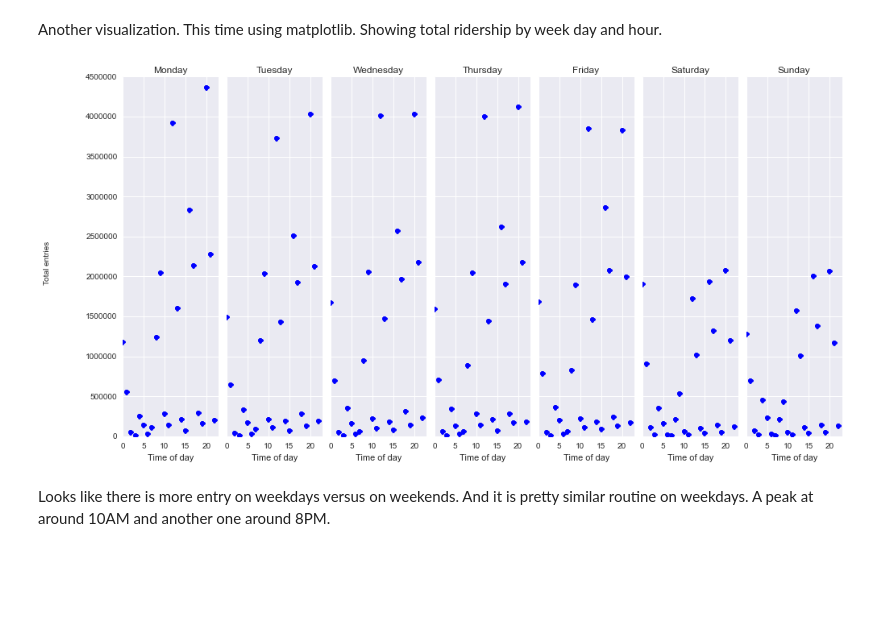
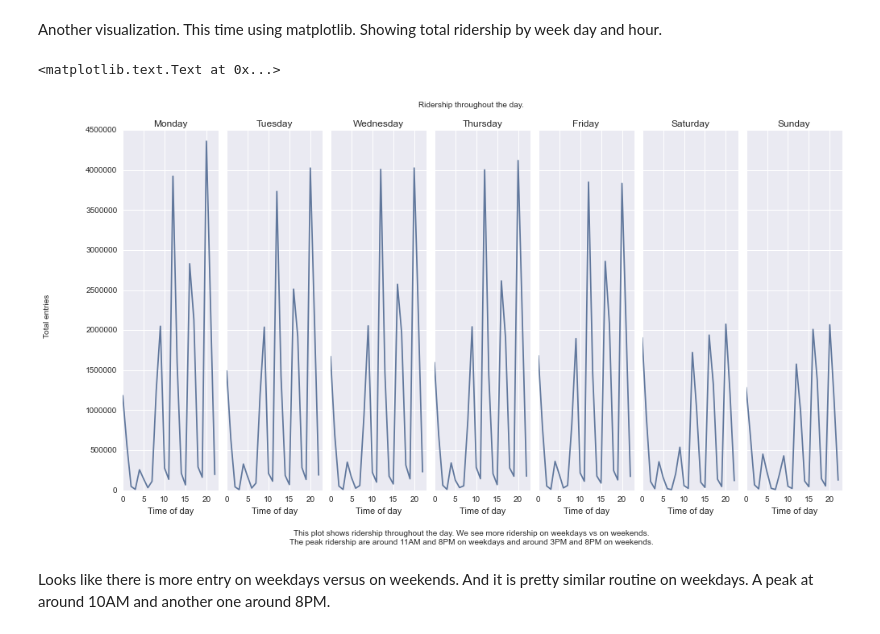
Before and after one commit to joashxu/NYCSubwayDataAnalysis, a Jupyter notebook: NYCSubway.ipynb, the cells around one changed output. Cells and saved outputs as stored; diff of their text form; code cells hidden in the pictures; blank space fills up the shorter version.

```diff
--- a/NYCSubway.ipynb
+++ b/NYCSubway.ipynb
@@ -302,22 +333,28 @@ Showing total ridership by week day and hour.
 # %%
 df_with_weekday = df.copy()
 df_with_weekday['weekday'] = df_with_weekday['DATEn'].apply(lambda x: datetime.datetime.strptime(x, '%Y-%m-%d').weekday())
 
 weekday = ['Monday', 'Tuesday', 'Wednesday', 'Thursday', 'Friday', 'Saturday', 'Sunday']
 
 figure, plot_list = plt.subplots(1, 7, sharey=True, figsize=(16, 8))
 figure.text(0.04, 0.5, 'Total entries', va='center', rotation='vertical')
+figure.text(0.5, 0.95, 'Ridership throughout the day.', ha='center')
 figure.subplots_adjust(wspace=0.08)
 for day, item in enumerate(plot_list):
     total_per_hour = []
     for i in range(23):
         total_per_hour.append(df_with_weekday['ENTRIESn_hourly'][(df_with_weekday['weekday'] == day) & (df_with_weekday['Hour'] == i)].sum())
-    item.plot(range(23), total_per_hour, 'bo')
+    item.plot(range(23), total_per_hour)
     item.set_xlim(0, 23)
     item.set_xlabel('Time of day')
     item.set_title(weekday[day])
+
+plot_description = ('This plot shows ridership throughout the day. We see more ridership on weekdays vs on weekends.\n'
+                    'The peak ridership are around 11AM and 8PM on weekdays and around 3PM and 8PM on weekends.')
+figure.text(0.5, 0.01, plot_description, ha='center')
 # %% [output]
+<matplotlib.text.Text at 0x...>
-[figure, old version]
+[figure, new version]
 # %% [markdown]
 Looks like there is more entry on weekdays versus on weekends. And it is pretty similar routine on weekdays.
 A peak at around 10AM and another one around 8PM.
```
Also changed, not shown: parts of 10 cells of this notebook.
